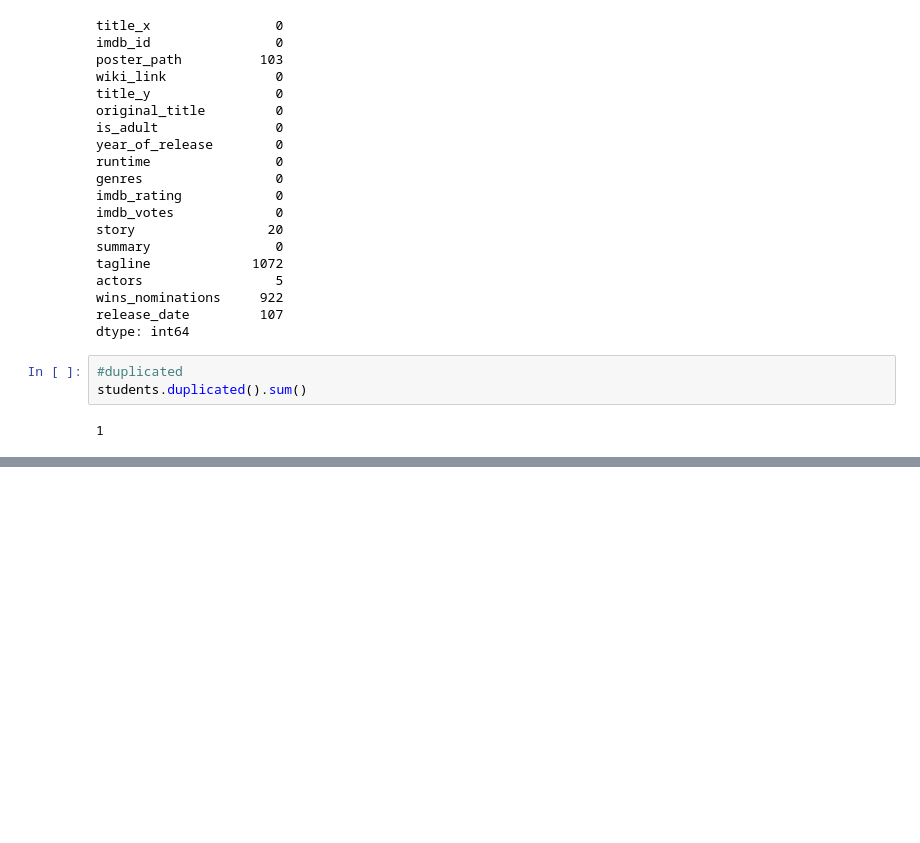
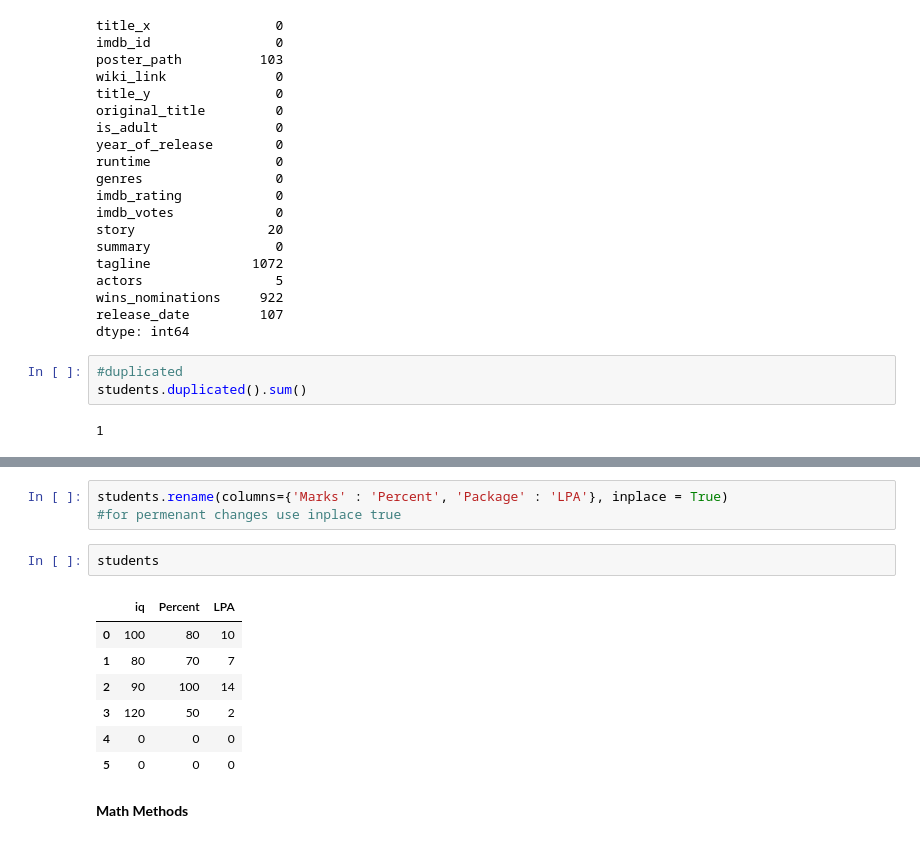
Before and after one commit to rehanmehdichandio/Pandas-df-practice, a Jupyter notebook: Pandas_DF_Practice.ipynb, the cells around one changed output, grey strips where cells are left out. Drawn from its saved outputs; the diff is of its cells as text; blank space fills up the shorter version.

```diff
--- a/Pandas_DF_Practice.ipynb
+++ b/Pandas_DF_Practice.ipynb
@@ -201,0 +213,15 @@ students.duplicated().sum()
+# %%
+students.rename(columns={'Marks' : 'Percent', 'Package' : 'LPA'}, inplace = True)
+#for permenant changes use inplace true
+# %%
+students
+# %% [output]
+|  | iq | Percent | LPA |
+| 0 | 100 | 80 | 10 |
+| 1 | 80 | 70 | 7 |
+| 2 | 90 | 100 | 14 |
+| 3 | 120 | 50 | 2 |
+| 4 | 0 | 0 | 0 |
+| 5 | 0 | 0 | 0 |
+# %% [markdown]
+**Math Methods**
```
Also changed, not shown: parts of 7 cells of this notebook.
